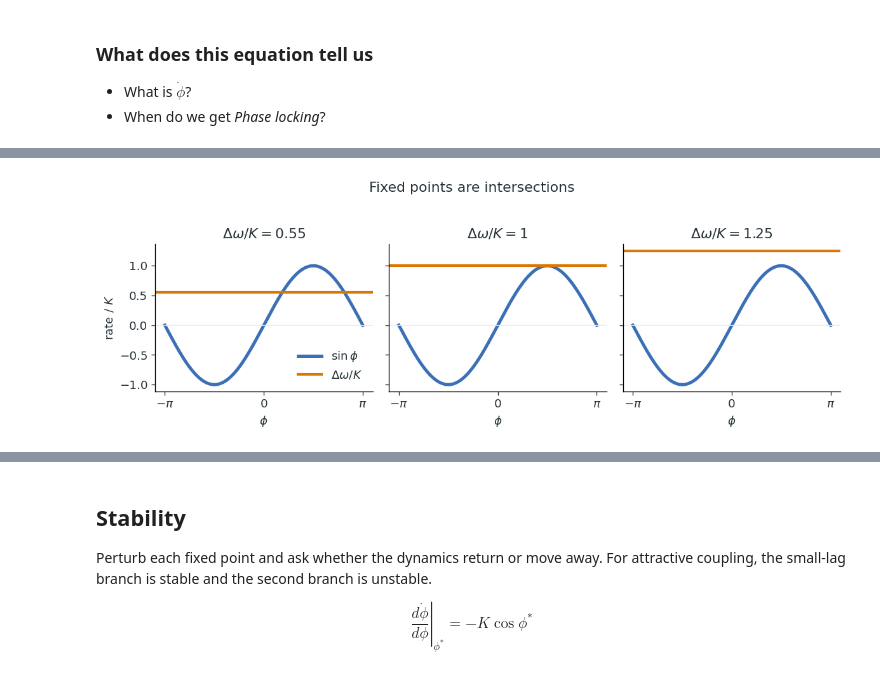
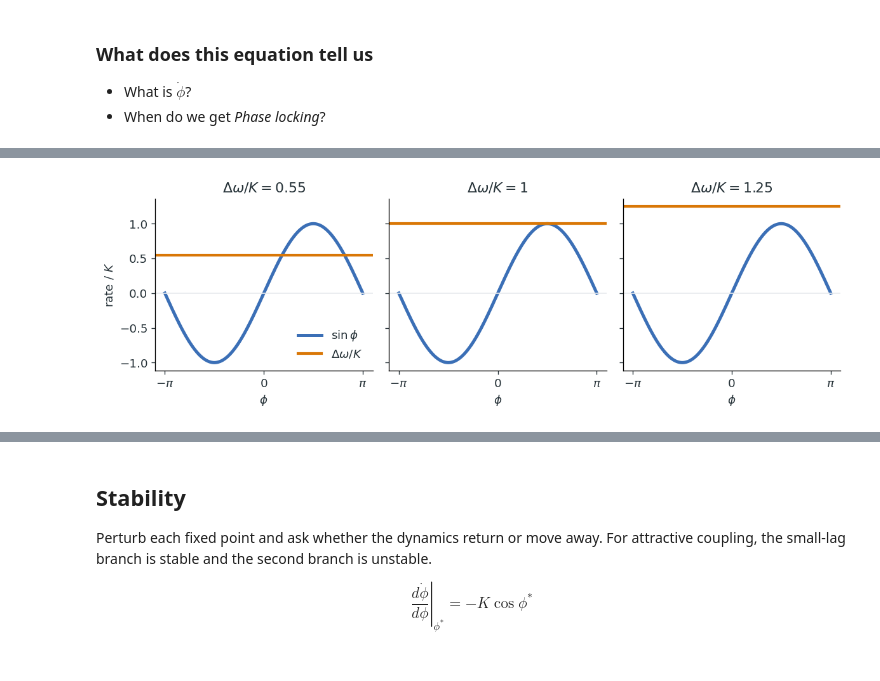
Before and after one commit to shaevitz/567-Crowd-Control, a Jupyter notebook: lectures/lecture-03-kuramoto-model.ipynb, the cells around one changed output, grey strips where cells are left out. Cells and saved outputs as stored; diff of their text form; code cells hidden in the pictures.

```diff
--- a/lectures/lecture-03-kuramoto-model.ipynb
+++ b/lectures/lecture-03-kuramoto-model.ipynb
@@ -656,22 +516,21 @@ VBox(children=(Image(value=b'\x89PNG\r\n\x1a\n\x00\x00\x00\rIHDR\x00\x00\x03\x84
 # %%
 phi_grid = np.linspace(-np.pi, np.pi, 700)
 detuning_ratios = [0.55, 1.0, 1.25]
 
 fig, axes = plt.subplots(1, 3, figsize=(10, 3.3), sharey=True)
 for ax, ratio in zip(axes, detuning_ratios):
     ax.plot(phi_grid, np.sin(phi_grid), color=BLUE, lw=3, label=r"$\sin\phi$")
     ax.axhline(ratio, color=ORANGE, lw=2.5, label=r"$\Delta\omega/K$")
     ax.axhline(0, color=LIGHT, lw=1)
     ax.set(
         xlabel=r"$\phi$",
         xticks=[-np.pi, 0, np.pi],
         xticklabels=[r"$-\pi$", "0", r"$\pi$"],
         title=rf"$\Delta\omega/K={ratio:g}$",
     )
 axes[0].set_ylabel("rate / $K$")
 axes[0].legend(frameon=False, loc="lower right")
-fig.suptitle("Fixed points are intersections", y=1.03)
 fig.tight_layout()
 plt.show()
 # %% [output]
-[figure, old version]
+[figure, new version]
```
Also changed, not shown: parts of 5 cells of this notebook.
